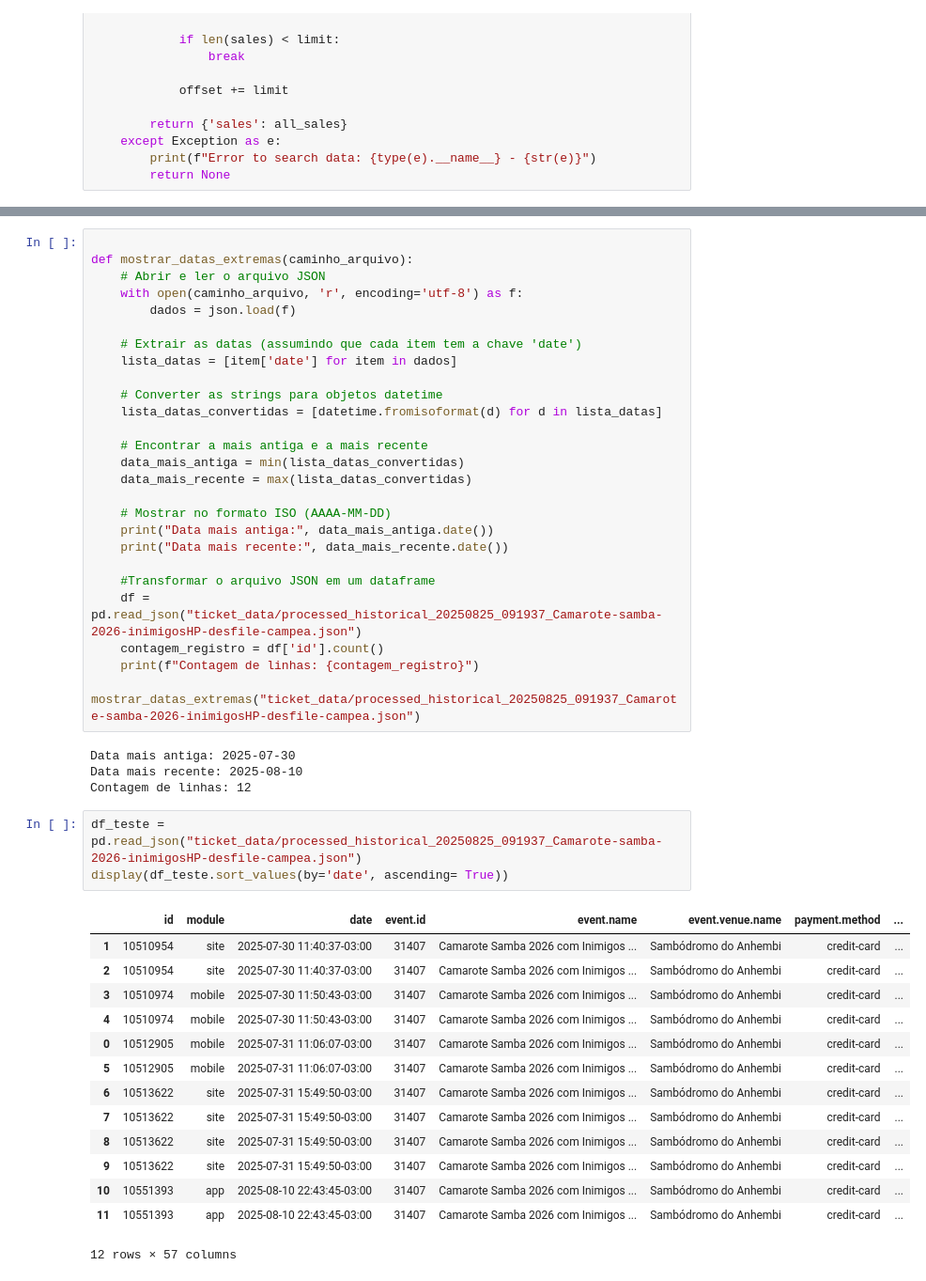
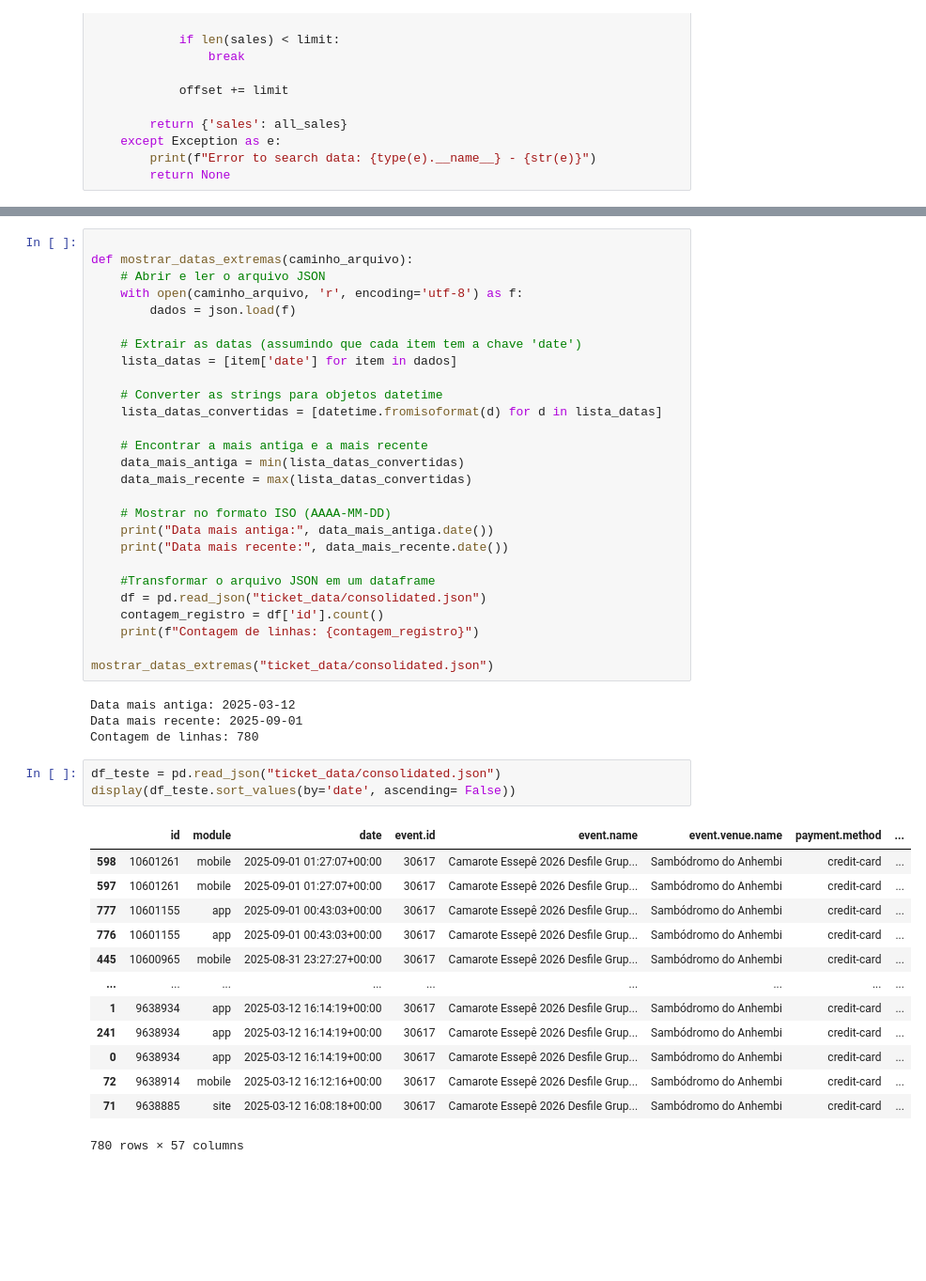
Before and after one commit to xpvictor/Ticket360, a Jupyter notebook: assets_ticket360.ipynb, the cells around one changed output, grey strips where cells are left out. Shown: that part at 94% size. Saved outputs shown, nothing was run; the diff lists cells and outputs as text; blank space fills up the shorter version.

Commit message:
update functions and fixing bug to collect new data

```diff
--- a/assets_ticket360.ipynb
+++ b/assets_ticket360.ipynb
@@ -198,30 +226,29 @@ def mostrar_datas_extremas(caminho_arquivo):
     print("Data mais recente:", data_mais_recente.date())
 
     #Transformar o arquivo JSON em um dataframe
-    df = pd.read_json("ticket_data/processed_historical_20250825_091937_Camarote-samba-2026-inimigosHP-desfile-campea.json")
+    df = pd.read_json("ticket_data/consolidated.json")
     contagem_registro = df['id'].count()
     print(f"Contagem de linhas: {contagem_registro}")
 
-mostrar_datas_extremas("ticket_data/processed_historical_20250825_091937_Camarote-samba-2026-inimigosHP-desfile-campea.json")
+mostrar_datas_extremas("ticket_data/consolidated.json")
 # %% [output]
-Data mais antiga: 2025-07-30
-Data mais recente: 2025-08-10
-Contagem de linhas: 12
+Data mais antiga: 2025-03-12
+Data mais recente: 2025-09-01
+Contagem de linhas: 780
 # %%
-df_teste = pd.read_json("ticket_data/processed_historical_20250825_091937_Camarote-samba-2026-inimigosHP-desfile-campea.json")
-display(df_teste.sort_values(by='date', ascending= True))
+df_teste = pd.read_json("ticket_data/consolidated.json")
+display(df_teste.sort_values(by='date', ascending= False))
 # %% [output]
 |  | id | module | date | event.id | event.name | event.venue.name | payment.method | ... |
-| 1 | 10510954 | site | 2025-07-30 11:40:37-03:00 | 31407 | Camarote Samba 2026 com Inimigos ... | Sambódromo do Anhembi | credit-card | ... |
-| 2 | 10510954 | site | 2025-07-30 11:40:37-03:00 | 31407 | Camarote Samba 2026 com Inimigos ... | Sambódromo do Anhembi | credit-card | ... |
-| 3 | 10510974 | mobile | 2025-07-30 11:50:43-03:00 | 31407 | Camarote Samba 2026 com Inimigos ... | Sambódromo do Anhembi | credit-card | ... |
-| 4 | 10510974 | mobile | 2025-07-30 11:50:43-03:00 | 31407 | Camarote Samba 2026 com Inimigos ... | Sambódromo do Anhembi | credit-card | ... |
-| 0 | 10512905 | mobile | 2025-07-31 11:06:07-03:00 | 31407 | Camarote Samba 2026 com Inimigos ... | Sambódromo do Anhembi | credit-card | ... |
-| 5 | 10512905 | mobile | 2025-07-31 11:06:07-03:00 | 31407 | Camarote Samba 2026 com Inimigos ... | Sambódromo do Anhembi | credit-card | ... |
-| 6 | 10513622 | site | 2025-07-31 15:49:50-03:00 | 31407 | Camarote Samba 2026 com Inimigos ... | Sambódromo do Anhembi | credit-card | ... |
-| 7 | 10513622 | site | 2025-07-31 15:49:50-03:00 | 31407 | Camarote Samba 2026 com Inimigos ... | Sambódromo do Anhembi | credit-card | ... |
-| 8 | 10513622 | site | 2025-07-31 15:49:50-03:00 | 31407 | Camarote Samba 2026 com Inimigos ... | Sambódromo do Anhembi | credit-card | ... |
-| 9 | 10513622 | site | 2025-07-31 15:49:50-03:00 | 31407 | Camarote Samba 2026 com Inimigos ... | Sambódromo do Anhembi | credit-card | ... |
-| 10 | 10551393 | app | 2025-08-10 22:43:45-03:00 | 31407 | Camarote Samba 2026 com Inimigos ... | Sambódromo do Anhembi | credit-card | ... |
-| 11 | 10551393 | app | 2025-08-10 22:43:45-03:00 | 31407 | Camarote Samba 2026 com Inimigos ... | Sambódromo do Anhembi | credit-card | ... |
+| 598 | 10601261 | mobile | 2025-09-01 01:27:07+00:00 | 30617 | Camarote Essepê 2026 Desfile Grup... | Sambódromo do Anhembi | credit-card | ... |
+| 597 | 10601261 | mobile | 2025-09-01 01:27:07+00:00 | 30617 | Camarote Essepê 2026 Desfile Grup... | Sambódromo do Anhembi | credit-card | ... |
+| 777 | 10601155 | app | 2025-09-01 00:43:03+00:00 | 30617 | Camarote Essepê 2026 Desfile Grup... | Sambódromo do Anhembi | credit-card | ... |
+| 776 | 10601155 | app | 2025-09-01 00:43:03+00:00 | 30617 | Camarote Essepê 2026 Desfile Grup... | Sambódromo do Anhembi | credit-card | ... |
+| 445 | 10600965 | mobile | 2025-08-31 23:27:27+00:00 | 30617 | Camarote Essepê 2026 Desfile Grup... | Sambódromo do Anhembi | credit-card | ... |
+| ... | ... | ... | ... | ... | ... | ... | ... | ... |
+| 1 | 9638934 | app | 2025-03-12 16:14:19+00:00 | 30617 | Camarote Essepê 2026 Desfile Grup... | Sambódromo do Anhembi | credit-card | ... |
+| 241 | 9638934 | app | 2025-03-12 16:14:19+00:00 | 30617 | Camarote Essepê 2026 Desfile Grup... | Sambódromo do Anhembi | credit-card | ... |
+| 0 | 9638934 | app | 2025-03-12 16:14:19+00:00 | 30617 | Camarote Essepê 2026 Desfile Grup... | Sambódromo do Anhembi | credit-card | ... |
+| 72 | 9638914 | mobile | 2025-03-12 16:12:16+00:00 | 30617 | Camarote Essepê 2026 Desfile Grup... | Sambódromo do Anhembi | credit-card | ... |
+| 71 | 9638885 | site | 2025-03-12 16:08:18+00:00 | 30617 | Camarote Essepê 2026 Desfile Grup... | Sambódromo do Anhembi | credit-card | ... |
-12 rows × 57 columns
+780 rows × 57 columns
```
Also changed, not shown: parts of 6 cells of this notebook, 1 other file.
